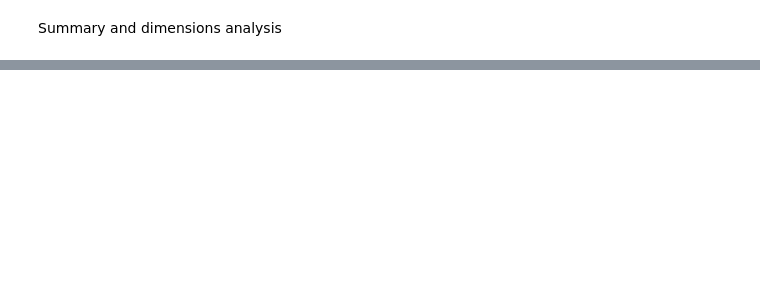
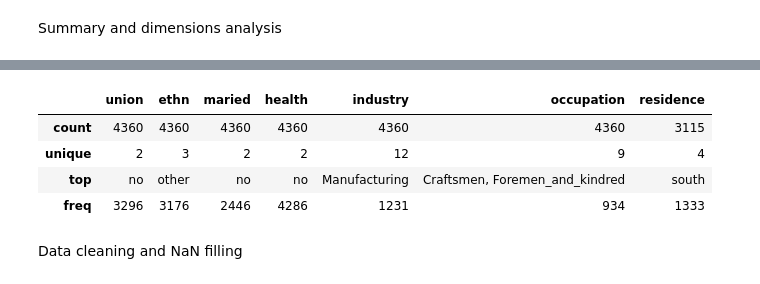
Before and after one commit to levyashvin/exploratory-data-analysis, a Jupyter notebook: males_dataset_analysis.ipynb, the cells around one changed output, grey strips where cells are left out. Drawn from its saved outputs; the diff is of its cells as text; code cells hidden in the pictures; blank space fills up the shorter version.

```diff
--- a/males_dataset_analysis.ipynb
+++ b/males_dataset_analysis.ipynb
@@ -34,0 +62,11 @@ Summary and dimensions analysis
+# %%
+# statistics on non-numerical data
+df.describe(include=['object','bool'])
+# %% [output]
+|  | union | ethn | maried | health | industry | occupation | residence |
+| count | 4360 | 4360 | 4360 | 4360 | 4360 | 4360 | 3115 |
+| unique | 2 | 3 | 2 | 2 | 12 | 9 | 4 |
+| top | no | other | no | no | Manufacturing | Craftsmen, Foremen_and_kindred | south |
+| freq | 3296 | 3176 | 2446 | 4286 | 1231 | 934 | 1333 |
+# %% [markdown]
+Data cleaning and NaN filling
```
Also changed, not shown: parts of 5 cells of this notebook.
